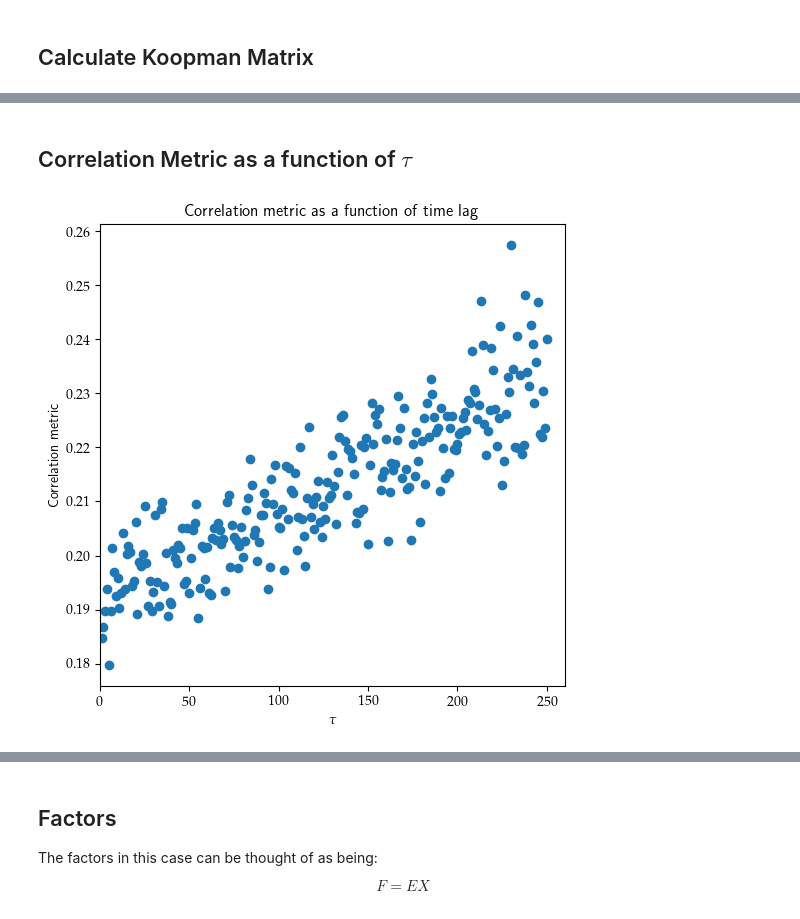
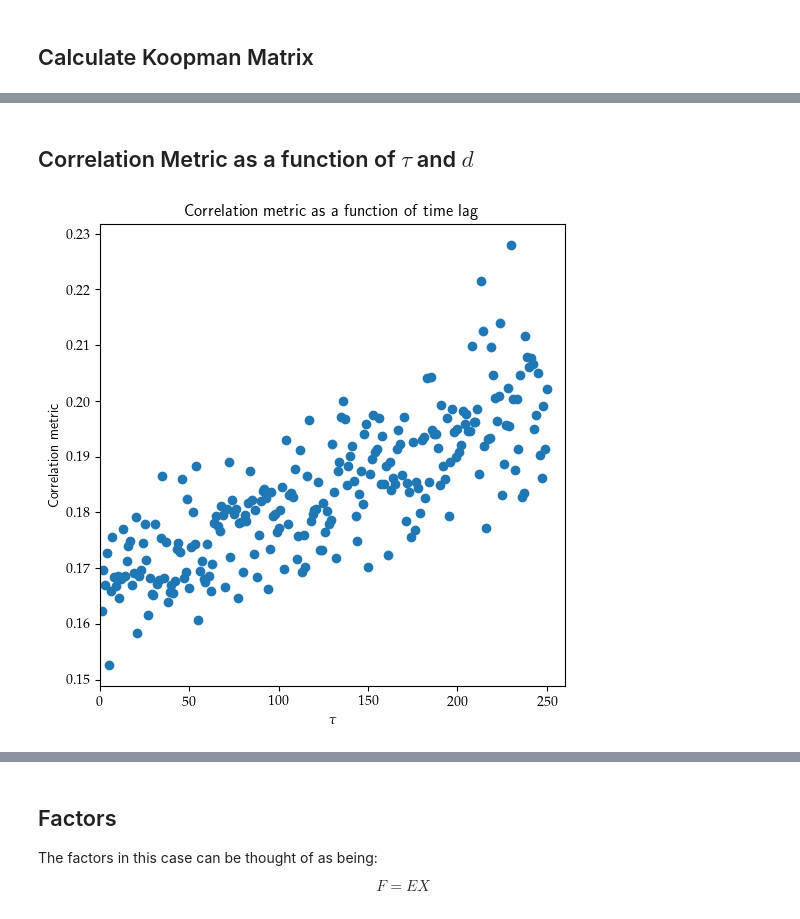
Before and after one commit to Harry45/QRT, a Jupyter notebook: notebook_3.ipynb, the cells around one changed output, grey strips where cells are left out. Saved outputs shown, nothing was run; the diff lists cells and outputs as text; code cells hidden in the pictures.

```diff
--- a/notebook_3.ipynb
+++ b/notebook_3.ipynb
@@ -123,7 +123,7 @@ $$
 ## Functions
 # %%
 TAU = 250
-NCOMPONENTS = 15
+NCOMPONENTS = 10
 NTIME = data.shape[1]
 NSTOCK = data.shape[0]
 NWINDOW = NTIME - TAU
@@ -372,7 +369,7 @@ Correlation metric is: 0.2401
 # %% [markdown]
-## Correlation Metric as a function of $\tau$
+## Correlation Metric as a function of $\tau$ and $d$
 # %%
-def corr_metric_tau(data: pd.DataFrame, tau: int) -> float:
+def corr_metric_tau(data: pd.DataFrame, ncomponents: int, tau: int) -> float:
     """Computes a correlation-based metric for a given time lag tau.
 
     This function creates time-lagged data matrices and computes covariance matrices.
@@ -395,7 +392,7 @@ def corr_metric_tau(data: pd.DataFrame, tau: int) -> float:
 
     # compute the covariance matrices
     koop_whitened = whitened_koopman(scaled_x, scaled_y)
-    dec_whitened, enc_whitened = dec_enc_whitened(koop_whitened, ncomponents=NCOMPONENTS)
+    dec_whitened, enc_whitened = dec_enc_whitened(koop_whitened, ncomponents=ncomponents)
 
     # compute the non-whitened covariance matrices
     koop_nonwhitened = nonwhitened_koopman(cov_xy, cov_xx)
@@ -408,17 +405,17 @@ def corr_metric_tau(data: pd.DataFrame, tau: int) -> float:
     return metric
 # %%
 tau_values = np.arange(1, 251, 1)
-metrics = []
+metrics_tau = []
 for tau in tau_values:
-    metric = corr_metric_tau(data, tau)
-    metrics.append(metric)
+    metric = corr_metric_tau(data, ncomponents=NCOMPONENTS, tau=tau)
+    metrics_tau.append(metric)
 # %%
 plt.figure(figsize=(6, 6))
-plt.scatter(tau_values, metrics)
+plt.scatter(tau_values, metrics_tau)
 plt.xlabel(r'$\tau$')
 plt.ylabel('Correlation metric')
 plt.title('Correlation metric as a function of time lag')
 plt.xlim(0, max(tau_values)+10)
 plt.show()
 # %% [output]
-[figure, old version]
+[figure, new version]
```
Also changed, not shown: parts of 7 cells of this notebook.
